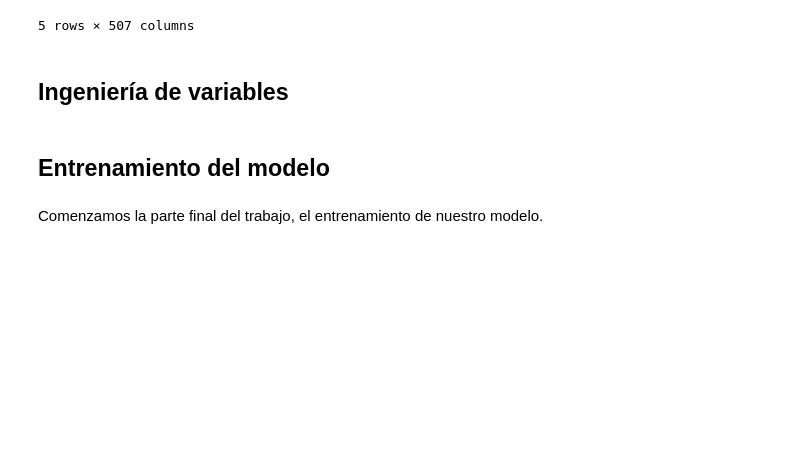
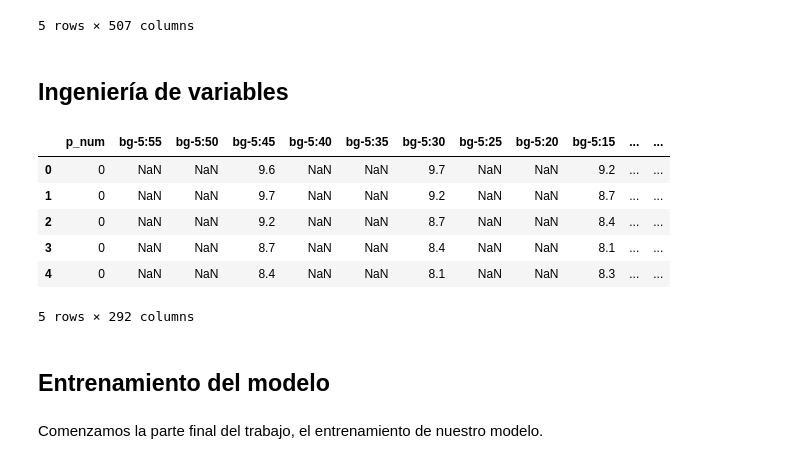
Before and after one commit to pedrochans/Blood_ML, a Jupyter notebook: Blood_ML.ipynb, the cells around one changed output. Drawn from its saved outputs; the diff is of its cells as text; code cells hidden in the pictures; blank space fills up the shorter version.

```diff
--- a/Blood_ML.ipynb
+++ b/Blood_ML.ipynb
@@ -126,3 +152,46 @@ test.head()
+# %%
+# Define a mapping for activity intensity based on the provided activities
+activity_intensity_mapping = {
+    'Indoor climbing': 576,
+    'Run': 600,
+    'Strength training': 360,
+    'Swim': 720,
+    'Bike': 480,
+    'Dancing': 360,
+    'Stairclimber': 600,
+    'Spinning': 600,
+    'Walking': 240,
+    'HIIT': 900,
+    'Outdoor Bike': 480,
+    'Walk': 240,
+    'Aerobic Workout': 480,
+    'Tennis': 480,
+    'Workout': 360,
+    'Hike': 480,
+    'Zumba': 360,
+    'Sport': 480,
+    'Yoga': 180,
+    'Swimming': 720,
+    'Weights': 360,
+    'Running': 600
+}
+
+# Replace the text values in the columns that have the word "activity" in their name by these numbers
+activity_columns = [col for col in train.columns if 'activity' in col]
+
+for col in activity_columns:
+    train[col] = train[col].map(activity_intensity_mapping)
+    test[col] = test[col].map(activity_intensity_mapping)
+# %%
+train.head()
+# %% [output]
+|  | p_num | bg-5:55 | bg-5:50 | bg-5:45 | bg-5:40 | bg-5:35 | bg-5:30 | bg-5:25 | bg-5:20 | bg-5:15 | ... | ... |
+| 0 | 0 | NaN | NaN | 9.6 | NaN | NaN | 9.7 | NaN | NaN | 9.2 | ... | ... |
+| 1 | 0 | NaN | NaN | 9.7 | NaN | NaN | 9.2 | NaN | NaN | 8.7 | ... | ... |
+| 2 | 0 | NaN | NaN | 9.2 | NaN | NaN | 8.7 | NaN | NaN | 8.4 | ... | ... |
+| 3 | 0 | NaN | NaN | 8.7 | NaN | NaN | 8.4 | NaN | NaN | 8.1 | ... | ... |
+| 4 | 0 | NaN | NaN | 8.4 | NaN | NaN | 8.1 | NaN | NaN | 8.3 | ... | ... |
+5 rows × 292 columns
 # %% [markdown]
 <a name='4'></a>
 ## Entrenamiento del modelo
```
Also changed, not shown: parts of 10 cells of this notebook, 4 other files.
